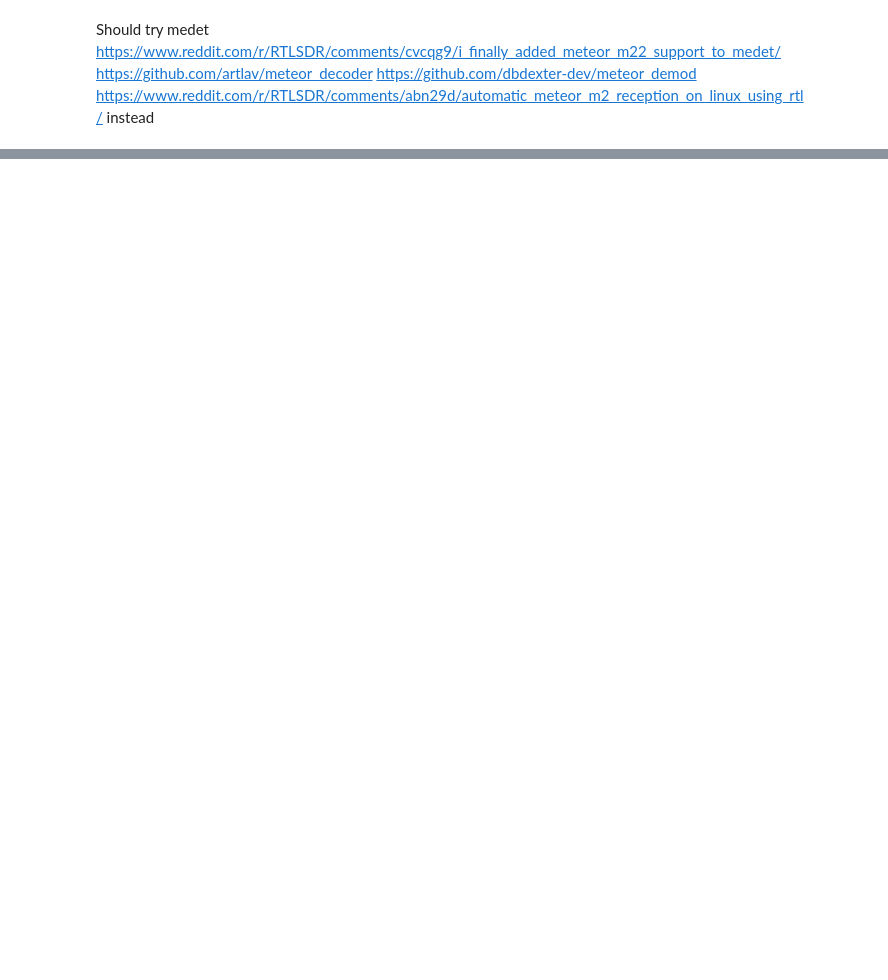
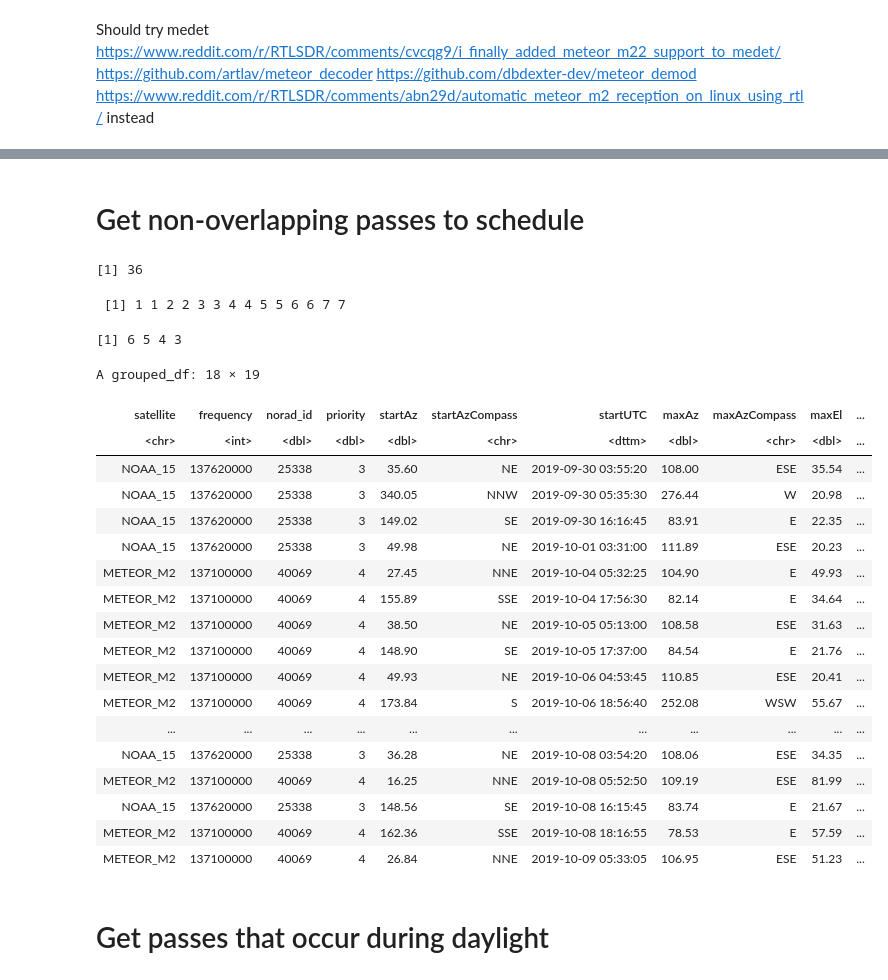
Before and after one commit to pgcudahy/mlrpt-runner, a Jupyter notebook: Schedule_recordings.ipynb, the cells around one changed output, grey strips where cells are left out. Drawn from its saved outputs; the diff is of its cells as text; code cells hidden in the pictures; blank space fills up the shorter version.

```diff
--- a/Schedule_recordings.ipynb
+++ b/Schedule_recordings.ipynb
@@ -121,26 +107,22 @@ paste0('timeout ', df$duration,'m rtl_fm -f ', df$freq, ' -s ', $sample, ' -g ',
 # %%
-setSatelliteRecording <- function(df) {
-    df <- df %>% mutate(bash_command =
+generateRecordingCommand <- function(df, config_list) {
+    df <- df %>% mutate(recording_command =
         case_when(satellite == "METEOR-M2" ~
-            paste0('systemd-run --user --unit=\"mlrpt_', df$startDate, "_", df$localStartTime,
-            '\" --on-calendar=\"', df$startDate," ", df$localStartTime,
-            '\" /usr/local/bin/mlrpt -s ', df$startTime,"-", df$endTime,
-            ' -t ', df$duration),
-            satellite == "METEOR-M2-2" ~ paste0('systemd-run --user --unit=\"mlrpt_', df$startDate, "_", df$localStartTime,
-            '\" --on-calendar=\"', df$startDate," ", df$localStartTime,
-            '\" /usr/local/bin/mlrpt -s ', df$startTime,"-", df$endTime,
-            ' -t ', df$duration),
-            satellite == "NOAA-15" ~ paste0('systemd-run --user --unit=\"mlrpt_', df$startDate, "_", df$localStartTime,
-            '\" --on-calendar=\"', df$startDate," ", df$localStartTime,
-            '\" /usr/local/bin/mlrpt -s ', df$startTime,"-", df$endTime,
-            ' -t ', df$duration),
-            satellite == "NOAA-18" ~ paste0('systemd-run --user --unit=\"mlrpt_', df$startDate, "_", df$localStartTime,
-            '\" --on-calendar=\"', df$startDate," ", df$localStartTime,
-            '\" /usr/local/bin/mlrpt -s ', df$startTime,"-", df$endTime,
-            ' -t ', df$duration),
-            satellite == "NOAA-19" ~ paste0('systemd-run --user --unit=\"mlrpt_', df$startDate, "_", df$localStartTime,
-            '\" --on-calendar=\"', df$startDate," ", df$localStartTime,
-            '\" /usr/local/bin/mlrpt -s ', df$startTime,"-", df$endTime,
-            ' -t ', df$duration)))
+            paste0('systemd-run --user --unit=\"rtl_fm_', localStartDate, "_", localStartTime,
+                '\" --on-calendar=\"', localStartDate," ", localStartTime,
+                '\" /usr/local/bin/mlrpt -s ',
+                ' -t ', duration),
+            satellite == "METEOR-M2-2" ~
+                paste0('systemd-run --user --unit=\"rtl_fm_', localStartDate, "_", localStartTime,
+            '\" --on-calendar=\"', localStartDate," ", localStartTime,
+            '\" /usr/local/bin/mlrpt -s ',
+            ' -t ', duration),
+            startsWith(as.character(satellite), "NOAA") ~
+                paste0('systemd-run --user --unit=\"', satellite, '_', localStartDate, '_', df$localStartTime,
+                '\" --on-calendar=\"', localStartDate," ",
+                localStartTime, '\" ', 'timeout ', duration, 'm rtl_fm -M raw -s 48000 -A fast -f ',
+                frequency, ' -g ', config_list$gain, ' -p ', config_list$clock_offset,
+                ' ', config_list$recording_directory, '/', localStartDate, '_',
+                localStartTime, '.raw')))
     return(df)
 }
@@ -195,2 +129,4 @@ A data.frame: 133 × 21
+# %%
+satellite_data_df <- satellite_data_df %>% generateRecordingCommand(config_list)
 # %% [markdown]
 Should try medet https://www.reddit.com/r/RTLSDR/comments/cvcqg9/i_finally_added_meteor_m22_support_to_medet/ https://github.com/artlav/meteor_decoder https://github.com/dbdexter-dev/meteor_demod https://www.reddit.com/r/RTLSDR/comments/abn29d/automatic_meteor_m2_reception_on_linux_using_rtl/  instead
@@ -265,0 +153,38 @@ paste0('systemd-run --user --unit=\"rtl_fm_', satellite_data_df$startDate, "_",
+# %% [markdown]
+# Get non-overlapping passes to schedule
+# %%
+satellite_data_df %>% filter(endUTC > lead(startUTC) | lag(endUTC) > startUTC) %>% nrow
+# %% [output]
+[1] 36
+# %%
+rep(1:(nrow(.) / 2), each=2)
+# %% [output]
+ [1] 1 1 2 2 3 3 4 4 5 5 6 6 7 7
+# %%
+seq(6, 3)
+# %% [output]
+[1] 6 5 4 3
+# %%
+passesToDrop(satellite_data_df)
+# %% [output]
+A grouped_df: 18 × 19
+| satellite | frequency | norad_id | priority | startAz | startAzCompass | startUTC | maxAz | maxAzCompass | maxEl | ... |
+| <chr> | <int> | <dbl> | <dbl> | <dbl> | <chr> | <dttm> | <dbl> | <chr> | <dbl> | ... |
+| NOAA_15 | 137620000 | 25338 | 3 | 35.60 | NE | 2019-09-30 03:55:20 | 108.00 | ESE | 35.54 | ... |
+| NOAA_15 | 137620000 | 25338 | 3 | 340.05 | NNW | 2019-09-30 05:35:30 | 276.44 | W | 20.98 | ... |
+| NOAA_15 | 137620000 | 25338 | 3 | 149.02 | SE | 2019-09-30 16:16:45 | 83.91 | E | 22.35 | ... |
+| NOAA_15 | 137620000 | 25338 | 3 | 49.98 | NE | 2019-10-01 03:31:00 | 111.89 | ESE | 20.23 | ... |
+| METEOR_M2 | 137100000 | 40069 | 4 | 27.45 | NNE | 2019-10-04 05:32:25 | 104.90 | E | 49.93 | ... |
+| METEOR_M2 | 137100000 | 40069 | 4 | 155.89 | SSE | 2019-10-04 17:56:30 | 82.14 | E | 34.64 | ... |
+| METEOR_M2 | 137100000 | 40069 | 4 | 38.50 | NE | 2019-10-05 05:13:00 | 108.58 | ESE | 31.63 | ... |
+| METEOR_M2 | 137100000 | 40069 | 4 | 148.90 | SE | 2019-10-05 17:37:00 | 84.54 | E | 21.76 | ... |
+| METEOR_M2 | 137100000 | 40069 | 4 | 49.93 | NE | 2019-10-06 04:53:45 | 110.85 | ESE | 20.41 | ... |
+| METEOR_M2 | 137100000 | 40069 | 4 | 173.84 | S | 2019-10-06 18:56:40 | 252.08 | WSW | 55.67 | ... |
+| ... | ... | ... | ... | ... | ... | ... | ... | ... | ... | ... |
+| NOAA_15 | 137620000 | 25338 | 3 | 36.28 | NE | 2019-10-08 03:54:20 | 108.06 | ESE | 34.35 | ... |
+| METEOR_M2 | 137100000 | 40069 | 4 | 16.25 | NNE | 2019-10-08 05:52:50 | 109.19 | ESE | 81.99 | ... |
+| NOAA_15 | 137620000 | 25338 | 3 | 148.56 | SE | 2019-10-08 16:15:45 | 83.74 | E | 21.67 | ... |
+| METEOR_M2 | 137100000 | 40069 | 4 | 162.36 | SSE | 2019-10-08 18:16:55 | 78.53 | E | 57.59 | ... |
+| METEOR_M2 | 137100000 | 40069 | 4 | 26.84 | NNE | 2019-10-09 05:33:05 | 106.95 | ESE | 51.23 | ... |
+# %% [markdown]
+# Get passes that occur during daylight
```
Also changed, not shown: parts of 24 cells of this notebook, 3 other files.
